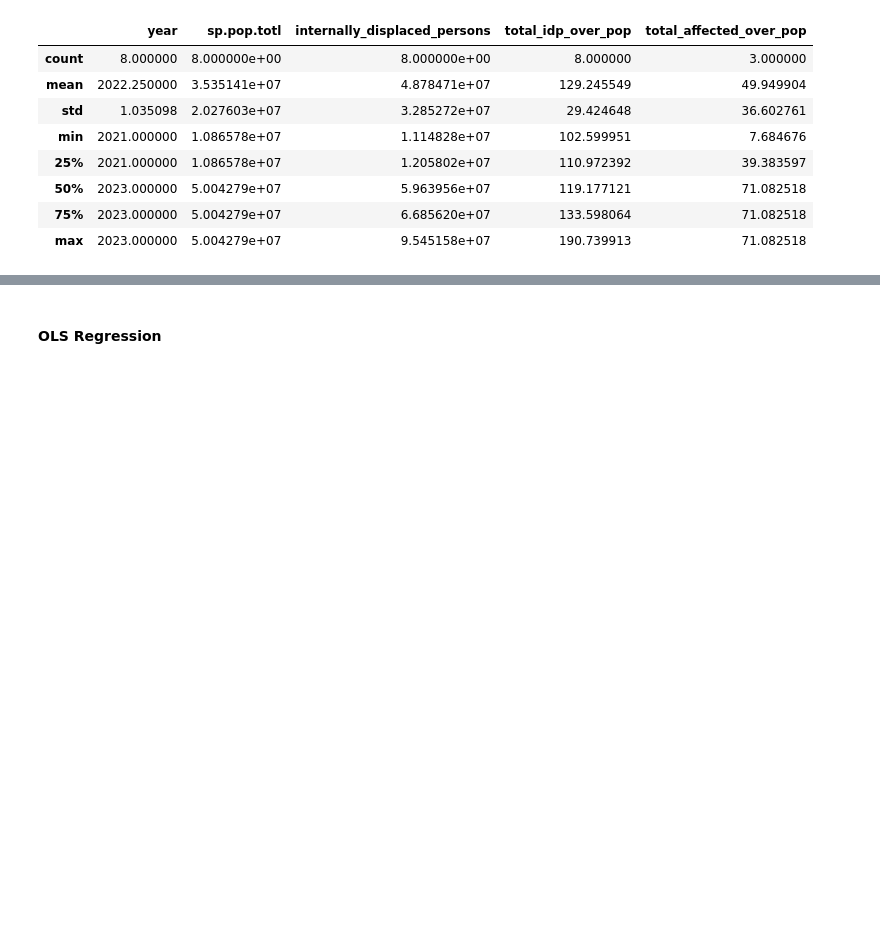
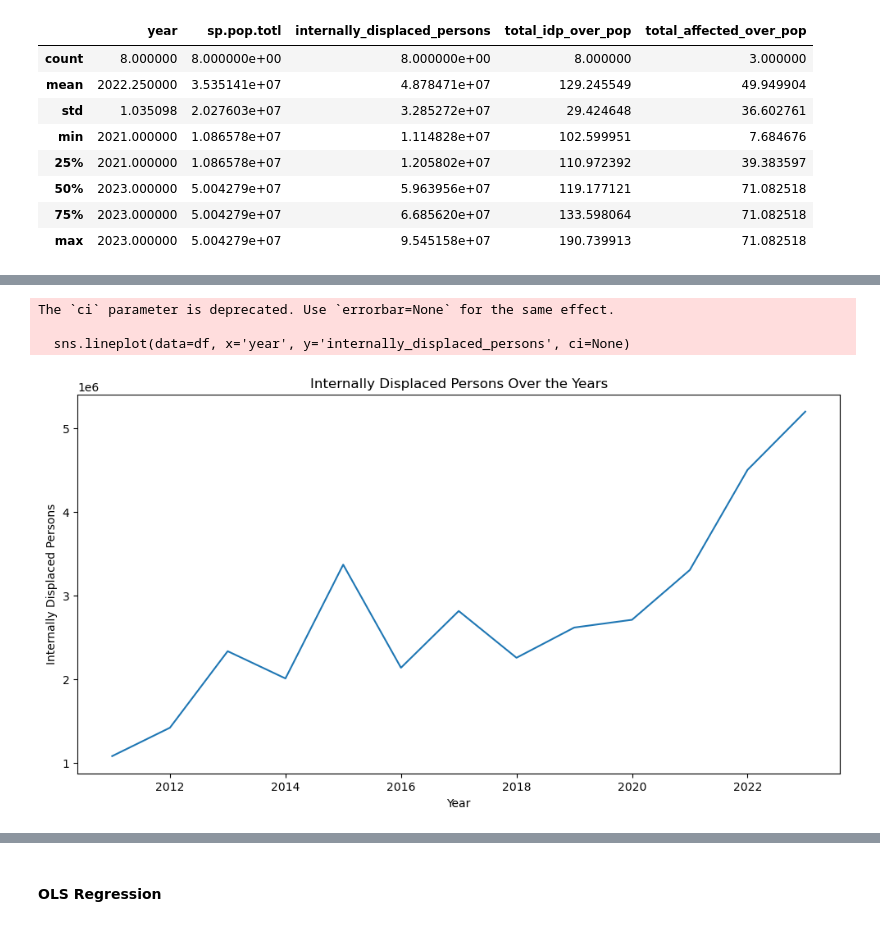
Before and after one commit to emijlop/climate-migration-project, a Jupyter notebook: 003_crossval_elena.ipynb, the cells around one changed output, grey strips where cells are left out. Cells and saved outputs as stored; diff of their text form; code cells hidden in the pictures; blank space fills up the shorter version.

```diff
--- a/003_crossval_elena.ipynb
+++ b/003_crossval_elena.ipynb
@@ -157,0 +179,14 @@ strong multicollinearity or other numerical problems.
+# %%
+# distribution of target variable over the years with a line
+# x='year', y='internally_displaced_persons')
+plt.figure(figsize=(12, 6))
+sns.lineplot(data=df, x='year', y='internally_displaced_persons', ci=None)
+plt.title('Internally Displaced Persons Over the Years')
+plt.xlabel('Year')
+plt.ylabel('Internally Displaced Persons')
+plt.show()
+# %% [output]
+The `ci` parameter is deprecated. Use `errorbar=None` for the same effect.
+
+  sns.lineplot(data=df, x='year', y='internally_displaced_persons', ci=None)
+[figure, added]
```
Also changed, not shown: parts of 8 cells of this notebook, 6 other files.
